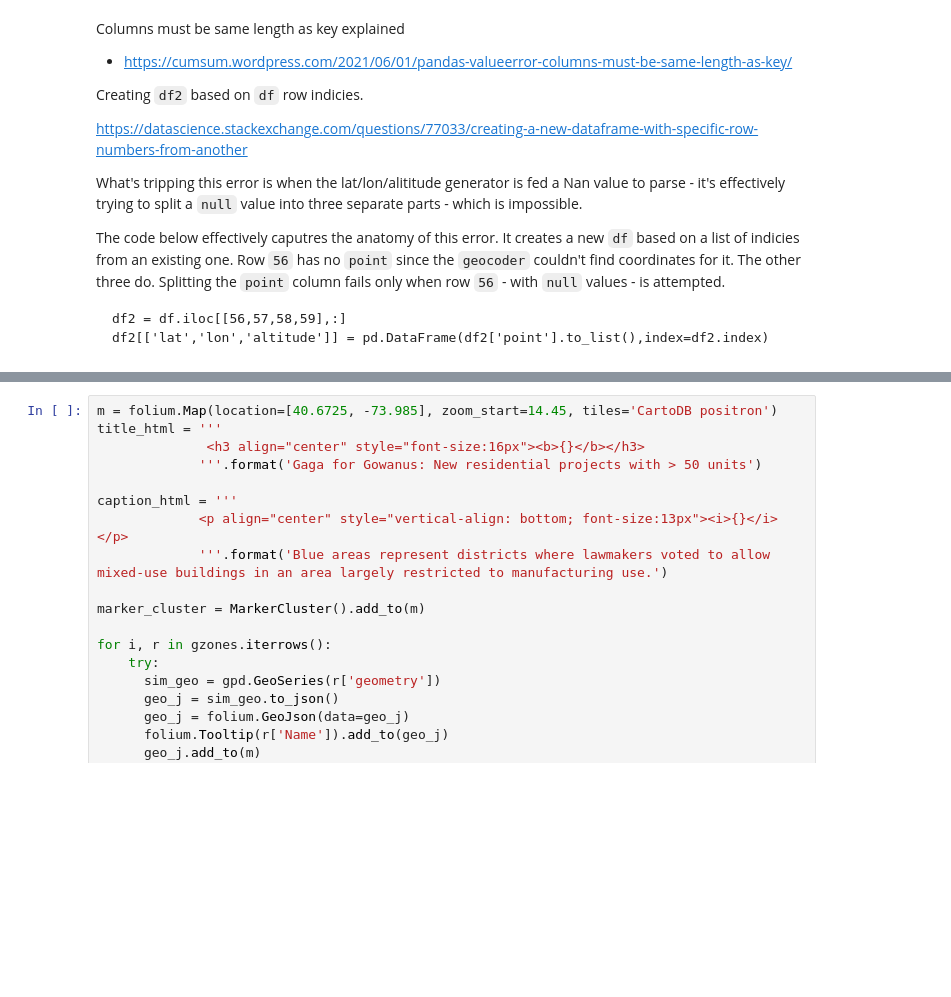
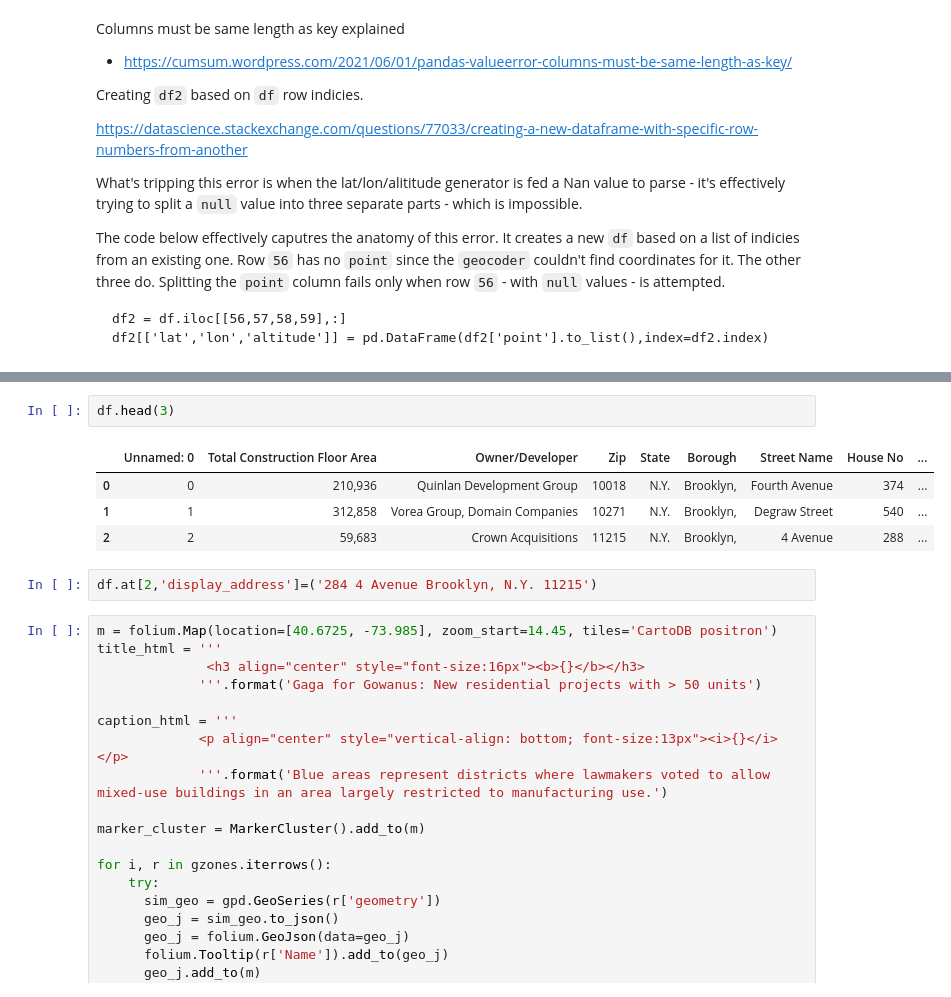
Before and after one commit to AFarence/GowanusZoningProjects, a Jupyter notebook: GowanusZoningImport.ipynb, the cells around one changed output, grey strips where cells are left out. Saved outputs shown, nothing was run; the diff lists cells and outputs as text; blank space fills up the shorter version.

```diff
--- a/GowanusZoningImport.ipynb
+++ b/GowanusZoningImport.ipynb
@@ -180,6 +180,15 @@ df
 | 13 | 13 | 930,780 | New York City | 11217 | N.Y. | Brooklyn, | Hoyt Street (Gowanus Houses) | 117 & 211 | ... |
 | 14 | 14 | 509,151 | New York City | 11217 | N.Y. | Brooklyn, | Wyckoff Street (Wyckoff Gardens) | 272 | ... |
 | 15 | 15 | 319,664 | Midwood Investments & Development | 33196 | N.Y. | Brooklyn, | Douglass Street | 192 | ... |
+# %%
+df.head(3)
+# %% [output]
+|  | Unnamed: 0 | Total Construction Floor Area | Owner/Developer | Zip | State | Borough | Street Name | House No | ... |
+| 0 | 0 | 210,936 | Quinlan Development Group | 10018 | N.Y. | Brooklyn, | Fourth Avenue | 374 | ... |
+| 1 | 1 | 312,858 | Vorea Group, Domain Companies | 10271 | N.Y. | Brooklyn, | Degraw Street | 540 | ... |
+| 2 | 2 | 59,683 | Crown Acquisitions | 11215 | N.Y. | Brooklyn, | 4 Avenue | 288 | ... |
+# %%
+df.at[2,'display_address']=('284 4 Avenue Brooklyn, N.Y. 11215')
 # %%
 m = folium.Map(location=[40.6725, -73.985], zoom_start=14.45, tiles='CartoDB positron')
 title_html = '''
```
